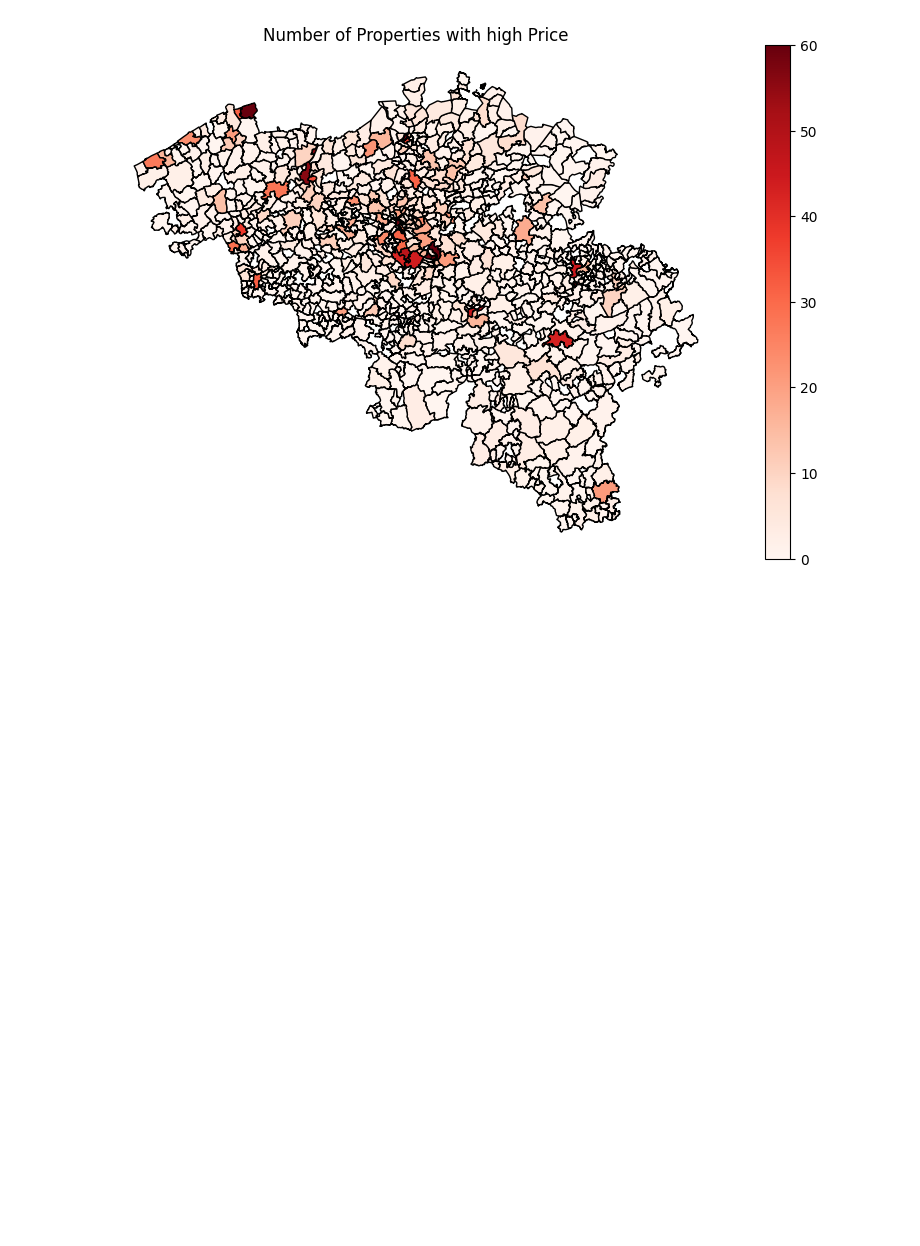
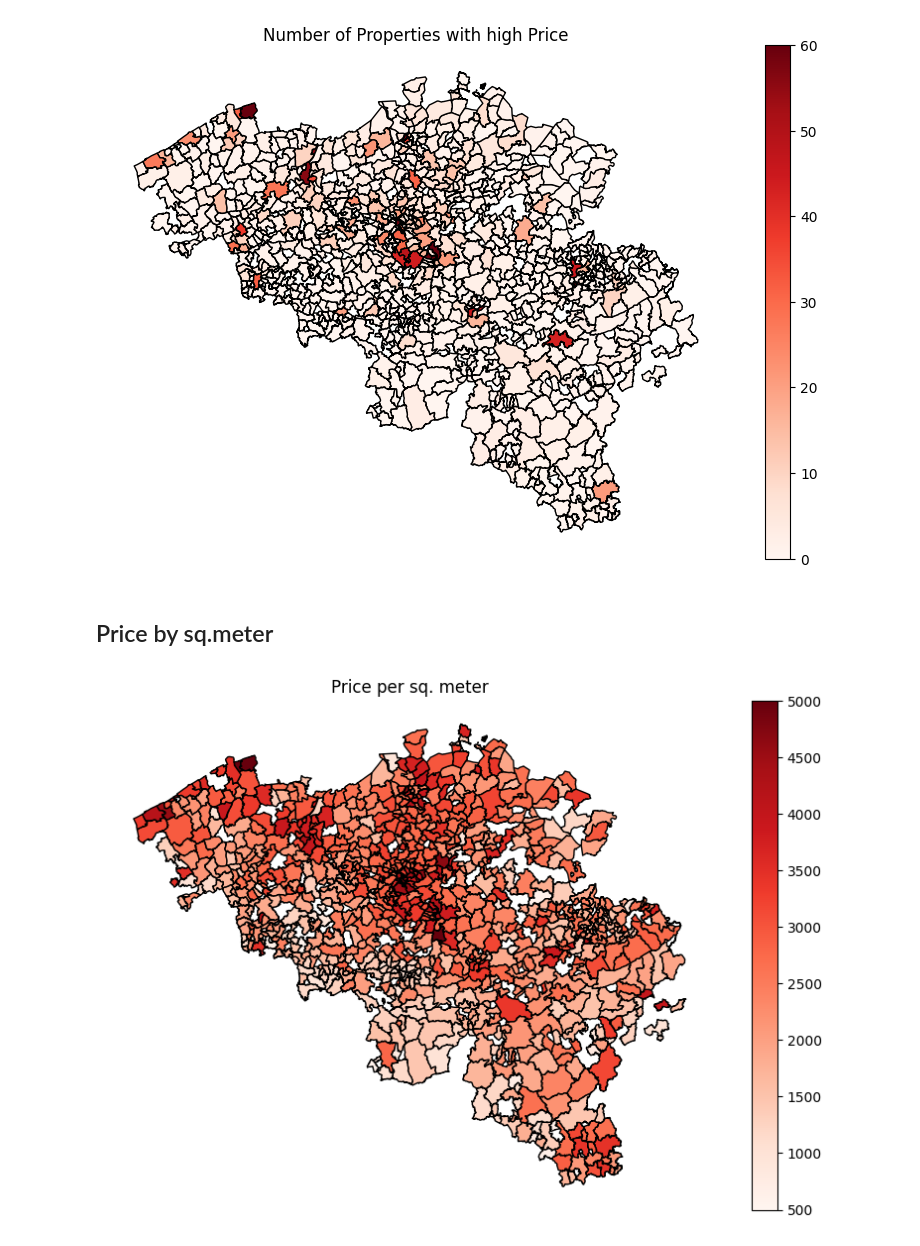
Before and after one commit to caveeagle/immo-eliza-gold-fishes-analysis, a Jupyter notebook: map_visualization/static_map.ipynb, the cells around one changed output. Cells and saved outputs as stored; diff of their text form; code cells hidden in the pictures; blank space fills up the shorter version.

Commit message:
add map with price by sq. meter

```diff
--- a/map_visualization/static_map.ipynb
+++ b/map_visualization/static_map.ipynb
@@ -37,6 +37,15 @@ df_summary = pd.merge(df_avg, df_count, on='postal_code', how='left')
 df_summary = df_summary.merge(df_high_count, on='postal_code', how='left')
 
 df_summary['high_price_count'] = df_summary['high_price_count'].fillna(0).astype(int)
+
+###########################################################
+
+df['price_per_m2'] = df['price'] / df['area']
+
+df_price_per_m2 = df.groupby('postal_code', as_index=False)['price_per_m2'].median()
+df_price_per_m2.rename(columns={'price_per_m2': 'median_price_per_m2'}, inplace=True)
+
+df_summary = df_summary.merge(df_price_per_m2, on='postal_code', how='left')
 # %% [markdown]
 ## prepare shapefile, join it with data
 # %%
@@ -112,3 +121,39 @@ plt.show()
 fig.savefig('map_high_valued_properties_goldfish.png', dpi=dpi, bbox_inches='tight')
 # %% [output]
 [figure]
+# %% [markdown]
+## Price by sq.meter
+# %%
+
+#print(df_summary.head())
+
+#pd.set_option('display.float_format', '{:.0f}'.format)
+#print( df_summary['median_price_per_m2'].describe() )
+'''
+df_summary['median_price_per_m2'].plot(kind='hist', bins=100, range=(500, 5000), edgecolor='black')
+plt.xlabel('Price')
+plt.ylabel('Frequency')
+plt.title('Histogram of Prices')
+plt.show()
+
+'''
+fig, ax = plt.subplots(figsize=figsize)
+
+norm = Normalize(vmin=500, vmax=5000)
+
+gdf.plot(
+    column='median_price_per_m2',
+    cmap='Reds',
+    legend=True,
+    ax=ax,
+    norm=norm,
+    edgecolor='black'
+)
+
+plt.axis('off')
+plt.title('Price per sq. meter')
+plt.show()
+
+fig.savefig('map_price_by_m2_goldfish.png', dpi=dpi, bbox_inches='tight')
+# %% [output]
+[figure, added]
```
Also changed, not shown: 1 other file.
